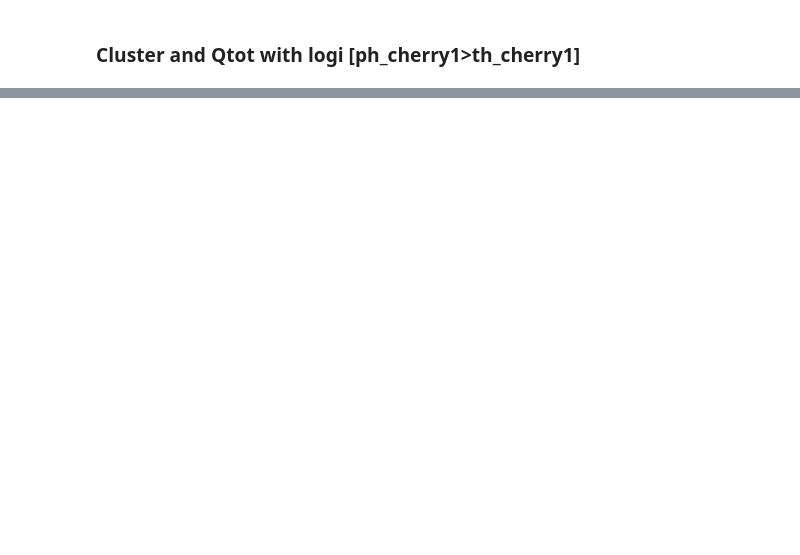
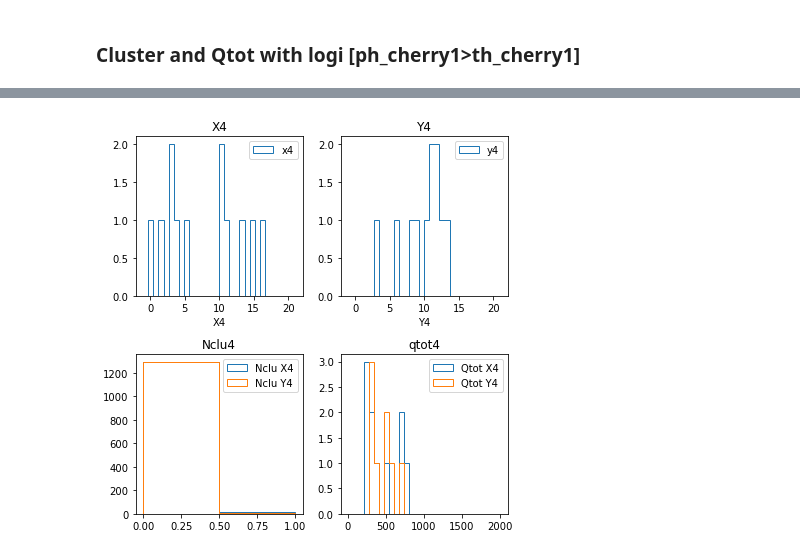
Before and after one commit to Ncanale/eplusBOOST_2025_T9, a Jupyter notebook: OM/check_signal_epBOOST.ipynb, the cells around one changed output, grey strips where cells are left out. Saved outputs shown, nothing was run; the diff lists cells and outputs as text; code cells hidden in the pictures; blank space fills up the shorter version.

```diff
--- a/OM/check_signal_epBOOST.ipynb
+++ b/OM/check_signal_epBOOST.ipynb
@@ -405,28 +405,30 @@ plt.show()
 # %%
 if run_number >730198:
-    fig, ax = plt.subplots(2,2, figsize = (6,8))
+    fig, ax = plt.subplots(2,2, figsize = (6,6))
     ax = ax.flatten()
     x4 = xpos[:,6]
     y4 = xpos[:,7]
 
 
     ax[0].hist(x4, bins = 30, range = (-1,21), histtype = 'step', label = 'x4')
     ax[0].set_title('X4')
     ax[0].set_xlabel('X4')
     ax[1].hist(y4, bins = 30, range = (-1,21), histtype = 'step', label = 'y4')
     ax[1].set_title('Y4')
     ax[1].set_xlabel('Y4')
 
-    ax[2].hist(nclu[:,2], bins = 30, histtype = 'step', label = 'Nclu X4')
-    ax[2].hist(nclu[:,3], bins = 30, histtype = 'step', label = 'Nclu Y4')
+    ax[2].hist(nclu[:,2], bins = np.max(nclu[:,2])+1, histtype = 'step', label = 'Nclu X4')
+    ax[2].hist(nclu[:,3], bins = np.max(nclu[:,3])+1, histtype = 'step', label = 'Nclu Y4')
     ax[2].set_title('Nclu4')
 
     ax[3].hist(qtot[:,2], bins = 30, range = (10,2000), histtype = 'step', label = 'Qtot X4')
     ax[3].hist(qtot[:,3], bins = 30, range = (10,2000), histtype = 'step', label = 'Qtot Y4')
     ax[3].set_title('qtot4')
 
 for a in ax:
     a.legend()
 
 plt.tight_layout()
 plt.show()
+# %% [output]
+[figure, added]
```
Also changed, not shown: parts of 11 cells of this notebook, 1 other file.
